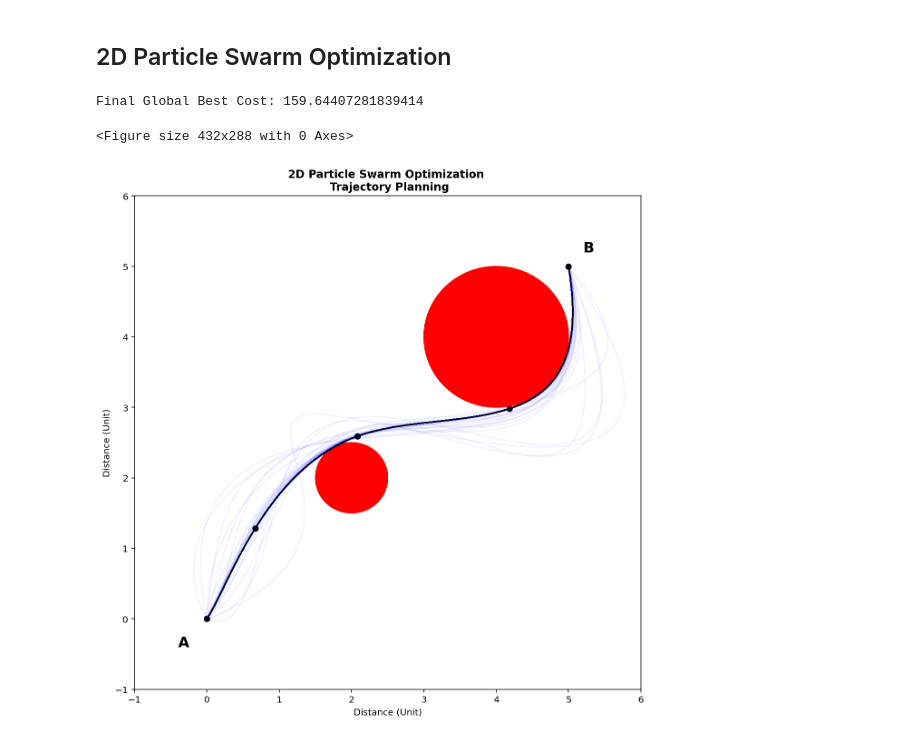
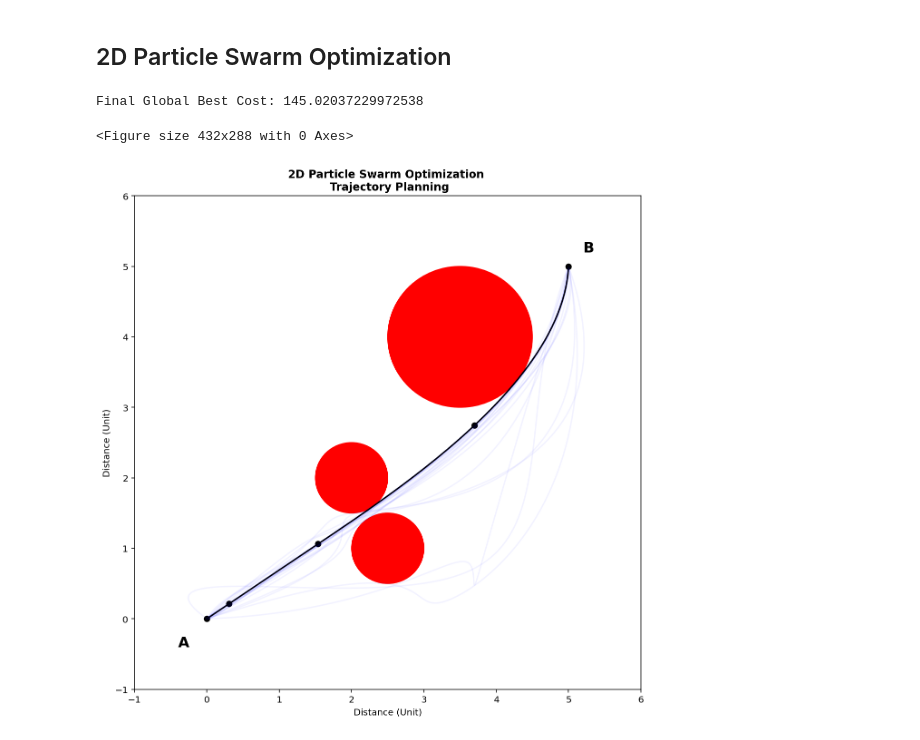
Before and after one commit to naguzmans/opportunistic-utm, a Jupyter notebook: pso_model_2D.ipynb, the cells around one changed output. Cells and saved outputs as stored; diff of their text form; code cells hidden in the pictures.

```diff
--- a/pso_model_2D.ipynb
+++ b/pso_model_2D.ipynb
@@ -75,12 +75,13 @@ class Particle:
     self.best_cost = cost
 
   def CreatePath(self, start, end, handles):
-    # x = np.linspace(start[0], end[0], handles+2)
     x = np.random.uniform(start[0], end[0], handles+2)
+    # x = np.random.random_integers(start[0], end[0], handles+2)
     x[0] = start[0]
     x[-1] = end[0]
 
     y = np.random.uniform(start[1], end[1], handles+2)
+    # y = np.random.random_integers(start[1], end[1], handles+2)
     y[0] = start[1]
     y[-1] = end[1]
 
@@ -99,12 +100,12 @@ class GlobalBest:
 
 # Create model obstacles
 # obstacles = [Obstacle(3.5,3.5,1), Obstacle(3.5,1.5,.5), Obstacle(1.5,3.5,.5)]
-obstacles = [Obstacle(2,2,.5), Obstacle(4,4,1)]
+obstacles = [Obstacle(2,2,.5), Obstacle(2.5,1,.5), Obstacle(3.5,4,1)]
 # obstacles = [Obstacle(1,1,.5), Obstacle(4,4,1), Obstacle(3,1,1), Obstacle(1,3,1)]
 
 # Create Particle Swarm
 particles = []
-number_of_particles = 30
+number_of_particles = 500
 handles = 3
 for i in range(number_of_particles):
   particles.append(Particle((0,0), (5,5), handles))
@@ -125,9 +126,9 @@ canvas_max_x = 5
 canvas_min_x = 0
 canvas_max_y = 5
 canvas_min_y = 0
-iterations = 150
+iterations = 50
 w = 1
-wdamp = .9
+wdamp = .98
 c1 = 1.5
 c2 = 1.5
 alpha = .1
@@ -163,7 +164,8 @@ for i in tqdm(range(0, iterations)):
     particle.vx = np.maximum(particle.vx.copy(), vel_min_x)
     particle.vx = np.minimum(particle.vx.copy(), vel_max_x)
 
-    particle.x += particle.vx
+    # particle.x += particle.vx
+    particle.x = np.add(particle.x, particle.vx, out=particle.x, casting='unsafe')
 
     # Y
     particle.vy = w*particle.vy + \
@@ -173,7 +175,8 @@ for i in tqdm(range(0, iterations)):
     particle.vy = np.maximum(particle.vy.copy(), vel_min_y)
     particle.vy = np.minimum(particle.vy.copy(), vel_max_y)
 
-    particle.y += particle.vy
+    # particle.y += particle.vy
+    particle.y = np.add(particle.y, particle.vy, out=particle.y, casting='unsafe')
 
     # print(f'Iteration {i} - Particle VX: {particle.vx} - Particle VY: {particle.vy}')
 
@@ -181,32 +184,32 @@ for i in tqdm(range(0, iterations)):
     particle.Cost()
     if particle.cost < particle.best_cost:
       particle.best_x = particle.x.copy()
       particle.best_y = particle.y.copy()
       particle.best_xs = particle.xs.copy()
       particle.best_ys = particle.ys.copy()
       particle.best_cost = particle.cost.copy()
 
       # print(f'Particle Best X: {particle.best_x}')
 
     if particle.cost < global_best.cost:
       global_best.x = particle.x.copy()
       global_best.y = particle.y.copy()
       global_best.xs = particle.xs.copy()
       global_best.ys = particle.ys.copy()
       global_best.cost = particle.cost.copy()
 
       ax.plot(global_best.xs, global_best.ys, color ='b', alpha=.05)
       # ax.scatter(global_best.x, global_best.y, c = 'b', alpha=.1)
 
       # print(f'Global Best Cost: {global_best.cost}')
 
   # print(f'Global Best X Iter: {global_best.x}')
   w = w * wdamp
 
 ax.plot(global_best.xs, global_best.ys, color ='k')
 ax.scatter(global_best.x, global_best.y, c = 'k')
 print(f'Final Global Best Cost: {global_best.cost}')
 # %% [output]
-Final Global Best Cost: 159.64407281839414
+Final Global Best Cost: 145.02037229972538
 <Figure size 432x288 with 0 Axes>
-[figure, old version]
+[figure, new version]
```
Also changed, not shown: parts of 4 cells of this notebook.
